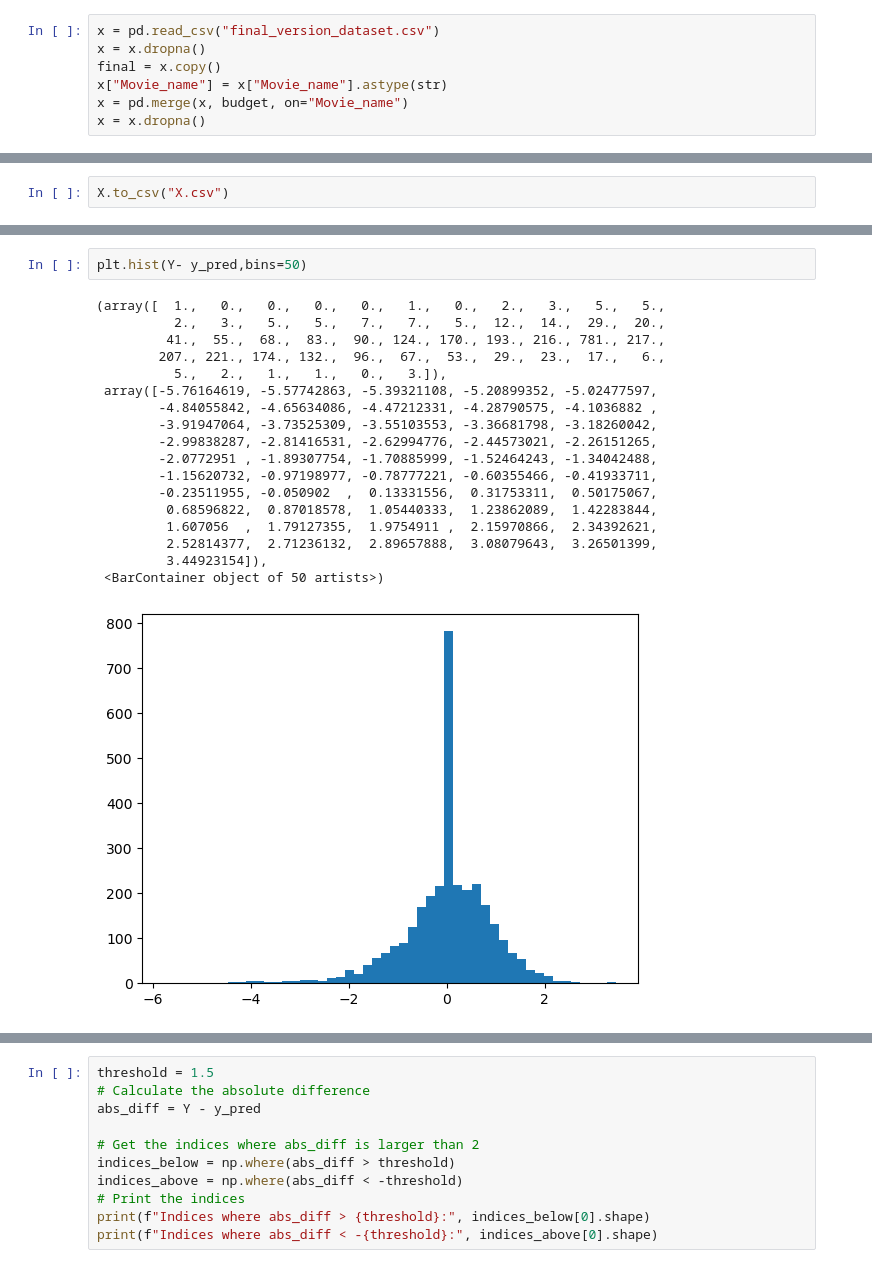
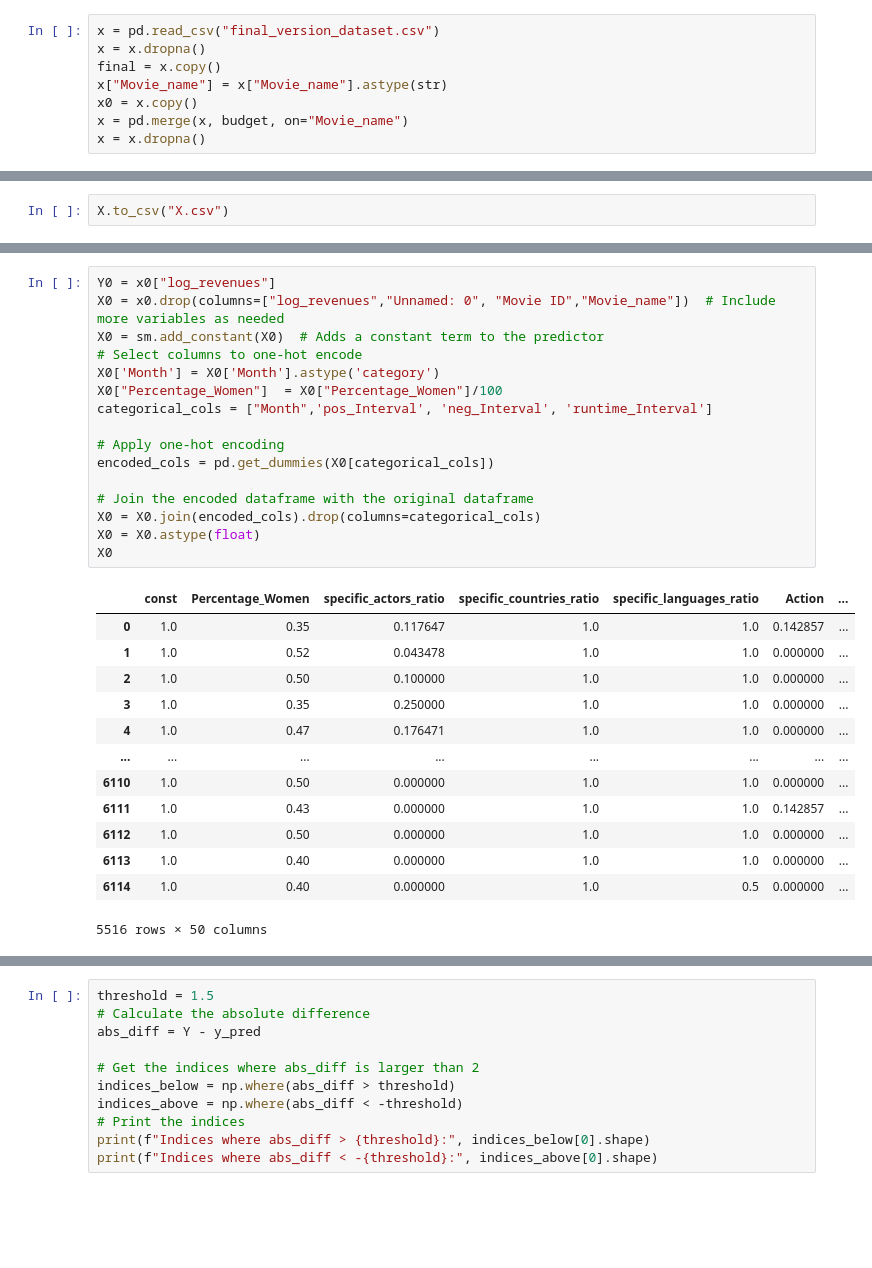
Before and after one commit to Ousso11/ADAFlix, a Jupyter notebook: model_outliers.ipynb, the cells around one changed output, grey strips where cells are left out. Cells and saved outputs as stored; diff of their text form; blank space fills up the shorter version.

```diff
--- a/model_outliers.ipynb
+++ b/model_outliers.ipynb
@@ -68,6 +56,7 @@ x = pd.read_csv("final_version_dataset.csv")
 x = x.dropna()
 final = x.copy()
 x["Movie_name"] = x["Movie_name"].astype(str)
+x0 = x.copy()
 x = pd.merge(x, budget, on="Movie_name")
 x = x.dropna()
 # %%
@@ -141,24 +130,33 @@ Notes:
 [1] Standard Errors assume that the covariance matrix of the errors is correctly specified.
 [2] The smallest eigenvalue is 5.17e-32. This might indicate that there are
 strong multicollinearity problems or that the design matrix is singular.
-# %%
-plt.hist(Y- y_pred,bins=50)
-# %% [output]
-(array([  1.,   0.,   0.,   0.,   0.,   1.,   0.,   2.,   3.,   5.,   5.,
-          2.,   3.,   5.,   5.,   7.,   7.,   5.,  12.,  14.,  29.,  20.,
-         41.,  55.,  68.,  83.,  90., 124., 170., 193., 216., 781., 217.,
-        207., 221., 174., 132.,  96.,  67.,  53.,  29.,  23.,  17.,   6.,
-          5.,   2.,   1.,   1.,   0.,   3.]),
- array([-5.76164619, -5.57742863, -5.39321108, -5.20899352, -5.02477597,
-        -4.84055842, -4.65634086, -4.47212331, -4.28790575, -4.1036882 ,
-        -3.91947064, -3.73525309, -3.55103553, -3.36681798, -3.18260042,
-        -2.99838287, -2.81416531, -2.62994776, -2.44573021, -2.26151265,
-        -2.0772951 , -1.89307754, -1.70885999, -1.52464243, -1.34042488,
-        -1.15620732, -0.97198977, -0.78777221, -0.60355466, -0.41933711,
-        -0.23511955, -0.050902  ,  0.13331556,  0.31753311,  0.50175067,
-         0.68596822,  0.87018578,  1.05440333,  1.23862089,  1.42283844,
-         1.607056  ,  1.79127355,  1.9754911 ,  2.15970866,  2.34392621,
-         2.52814377,  2.71236132,  2.89657888,  3.08079643,  3.26501399,
-         3.44923154]),
- <BarContainer object of 50 artists>)
-[figure, removed]
+# %%
+Y0 = x0["log_revenues"]
+X0 = x0.drop(columns=["log_revenues","Unnamed: 0", "Movie ID","Movie_name"])  # Include more variables as needed
+X0 = sm.add_constant(X0)  # Adds a constant term to the predictor
+# Select columns to one-hot encode
+X0['Month'] = X0['Month'].astype('category')
+X0["Percentage_Women"]  = X0["Percentage_Women"]/100
+categorical_cols = ["Month",'pos_Interval', 'neg_Interval', 'runtime_Interval']
+
+# Apply one-hot encoding
+encoded_cols = pd.get_dummies(X0[categorical_cols])
+
+# Join the encoded dataframe with the original dataframe
+X0 = X0.join(encoded_cols).drop(columns=categorical_cols)
+X0 = X0.astype(float)
+X0
+# %% [output]
+|  | const | Percentage_Women | specific_actors_ratio | specific_countries_ratio | specific_languages_ratio | Action | ... |
+| 0 | 1.0 | 0.35 | 0.117647 | 1.0 | 1.0 | 0.142857 | ... |
+| 1 | 1.0 | 0.52 | 0.043478 | 1.0 | 1.0 | 0.000000 | ... |
+| 2 | 1.0 | 0.50 | 0.100000 | 1.0 | 1.0 | 0.000000 | ... |
+| 3 | 1.0 | 0.35 | 0.250000 | 1.0 | 1.0 | 0.000000 | ... |
+| 4 | 1.0 | 0.47 | 0.176471 | 1.0 | 1.0 | 0.000000 | ... |
+| ... | ... | ... | ... | ... | ... | ... | ... |
+| 6110 | 1.0 | 0.50 | 0.000000 | 1.0 | 1.0 | 0.000000 | ... |
+| 6111 | 1.0 | 0.43 | 0.000000 | 1.0 | 1.0 | 0.142857 | ... |
+| 6112 | 1.0 | 0.50 | 0.000000 | 1.0 | 1.0 | 0.000000 | ... |
+| 6113 | 1.0 | 0.40 | 0.000000 | 1.0 | 1.0 | 0.000000 | ... |
+| 6114 | 1.0 | 0.40 | 0.000000 | 1.0 | 0.5 | 0.000000 | ... |
+5516 rows × 50 columns
```
Also changed, not shown: parts of 7 cells of this notebook, 29 other files.
